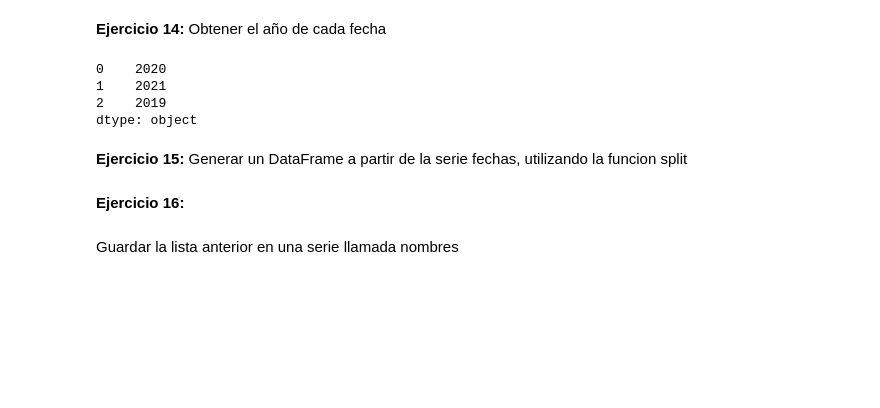
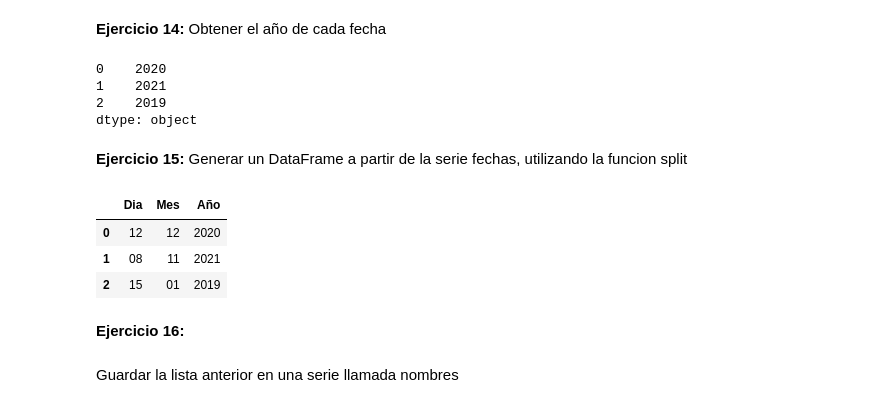
Before and after one commit to alcazarpedro/project_numpy_pandas, a Jupyter notebook: pandas_dtascience/2_String/String.ipynb, the cells around one changed output. Drawn from its saved outputs; the diff is of its cells as text; code cells hidden in the pictures; blank space fills up the shorter version.

```diff
--- a/pandas_dtascience/2_String/String.ipynb
+++ b/pandas_dtascience/2_String/String.ipynb
@@ -306,6 +306,17 @@ fechas.str.split("-").str.get(2)
 dtype: object
 # %% [markdown]
 __Ejercicio 15:__ Generar un DataFrame a partir de la serie fechas, utilizando la funcion split
+# %%
+fechas_df=fechas.str.split("-",expand=True)
+# %%
+fechas_df.columns =["Dia","Mes","Año"]
+# %%
+fechas_df
+# %% [output]
+|  | Dia | Mes | Año |
+| 0 | 12 | 12 | 2020 |
+| 1 | 08 | 11 | 2021 |
+| 2 | 15 | 01 | 2019 |
 # %% [markdown]
 __Ejercicio 16:__
 # %%
```
Also changed, not shown: parts of 9 cells of this notebook, 1 other file.
